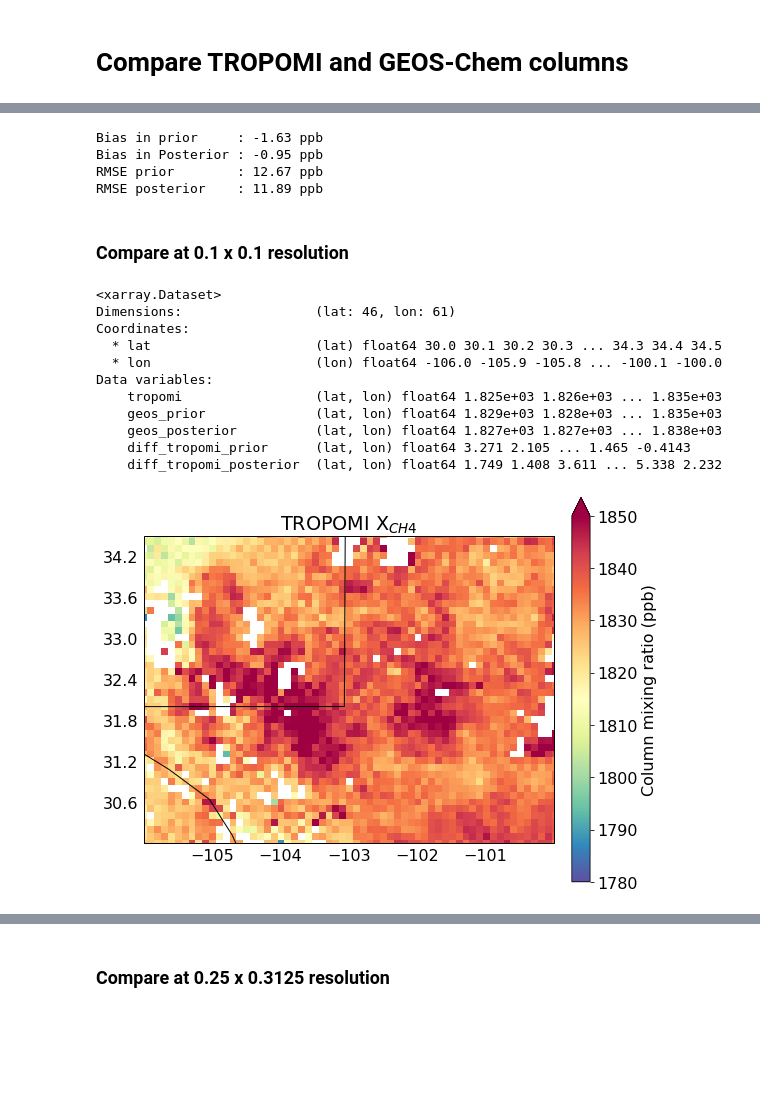
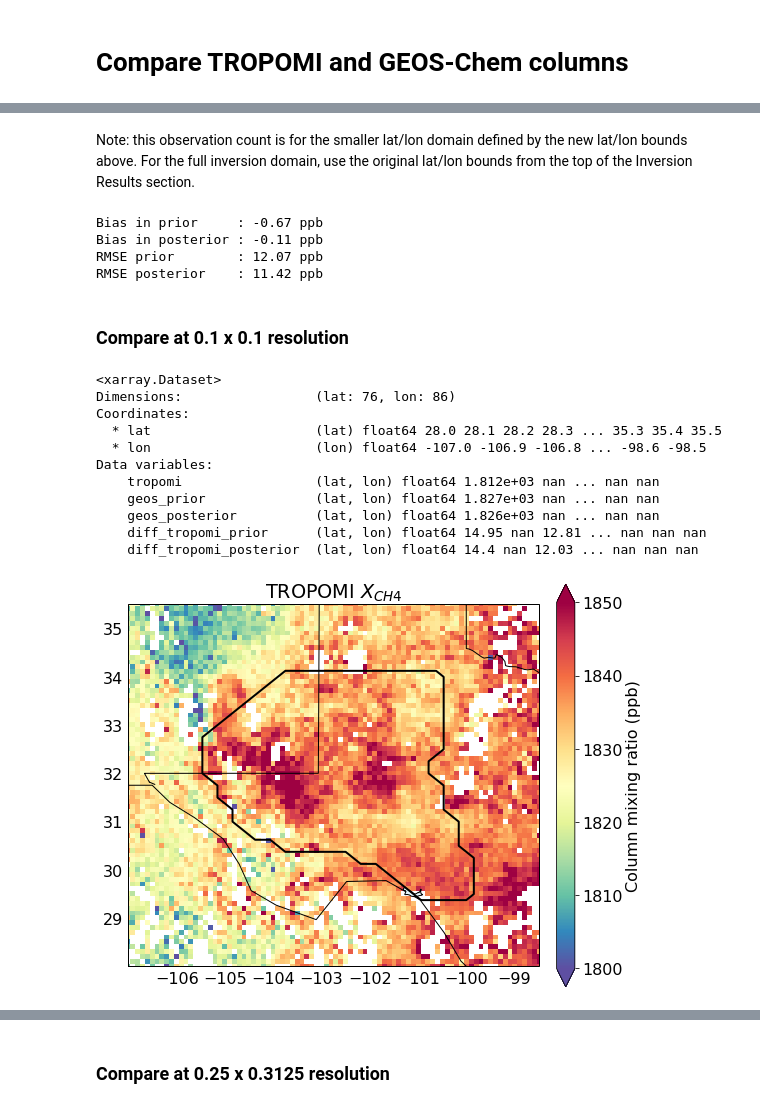
Before and after one commit to ACMG-CH4/CH4_TROPOMI_INV, a Jupyter notebook: visualization_notebook.ipynb, the cells around one changed output, grey strips where cells are left out. Saved outputs shown, nothing was run; the diff lists cells and outputs as text; code cells hidden in the pictures; blank space fills up the shorter version.

```diff
--- a/visualization_notebook.ipynb
+++ b/visualization_notebook.ipynb
@@ -14,8 +16,19 @@ import colorcet as cc
+# %%
+# Set the number of buffer elements in the state vector
+nbuff = 8 # Default 8, modify if necessary
+
+# Open the state vector file
+state_vector_filepath = './../Clusters_permian_kmeans.nc'   #### FIX: Hard-coded, Permian filepath
+state_vector = xr.open_dataset(state_vector_filepath)
+state_vector_labels = state_vector['Clusters']              #### FIX: Remove "clusters" language
+
+# Identify the last element of the region of interest
+last_ROI_cluster = int(state_vector_labels.values.max() - nbuff) #
 # %% [markdown]
 # Plotting functions
 # %%
 def plot_field(ax, field, cmap, plot_type='pcolormesh', lon_bounds=None, lat_bounds=None,
-               levels=21, vmin=None, vmax=None, title=None, cbar_label=None, only_ROI=False):
+               levels=21, vmin=None, vmax=None, title=None, cbar_label=None, mask=None, only_ROI=False):
     #### FIX: Comment function
 
     # Select map features
@@ -30,7 +43,6 @@ def plot_field(ax, field, cmap, plot_type='pcolormesh', lon_bounds=None, lat_bou
     # Show only ROI values?
     if only_ROI:
         field = field.where((state_vector_labels <= last_ROI_cluster))
-        #### FIX? Requires pre-defined state_vector_labels and last_ROI_cluster
 
     # Plot
     if plot_type == 'pcolormesh':
@@ -51,6 +63,10 @@ def plot_field(ax, field, cmap, plot_type='pcolormesh', lon_bounds=None, lat_bou
         extent = [lon_bounds[0], lon_bounds[1], lat_bounds[0], lat_bounds[1]]
         ax.set_extent(extent, crs=ccrs.PlateCarree())
 
+    # Show boundary of ROI?
+    if mask is not None:
+        mask.plot.contour(levels=1,colors='k',linewidths=2,ax=ax);
+
     # Remove duplicated axis labels
     gl = ax.gridlines(crs=ccrs.PlateCarree(), draw_labels=True, alpha=0)
     gl.ylabels_right = False
@@ -97,6 +107,9 @@ mean_lat = np.mean(state_vector.lat.values)
 window_radius = 5 # degrees
 lon_bounds = [mean_lon-window_radius, mean_lon+window_radius]
 lat_bounds = [mean_lat-window_radius, mean_lat+window_radius]
+# %%
+# Define mask for ROI, to be used later
+mask = (state_vector_labels <= last_ROI_cluster)
 # %% [markdown]
 ### Prior and Posterior emissions
 # %%
@@ -205,9 +213,9 @@ DOFS = 10.847433316047644
 # %% [markdown]
 # Compare TROPOMI and GEOS-Chem columns
 # %%
-# Redefine lat/lon bounds
-lat_bounds = [30,34.5]
-lon_bounds = [-106,-100]
+# Shrink the lat/lon bounds
+lat_bounds = [28, 35.5]
+lon_bounds = [-107, -98.5]
 # %%
 # Get observed and GEOS-Chem-simulated TROPOMI columns
 files = np.sort(os.listdir(satdat_dir))
@@ -267,18 +275,21 @@ Found 26691 TROPOMI observations
+# %% [markdown]
+Note: this observation count is for the smaller lat/lon domain defined by the new lat/lon bounds above. For the full inversion domain, use the original lat/lon bounds from the top of the Inversion Results section.
 # %%
 # Print some error statistics
 print('Bias in prior     :'  , np.round(df['diff_tropomi_prior'].mean(),2),'ppb')
-print('Bias in Posterior :' , np.round(df['diff_tropomi_posterior'].mean(),2),'ppb')
+print('Bias in posterior :'  , np.round(df['diff_tropomi_posterior'].mean(),2),'ppb')
 print('RMSE prior        :'  , np.round(np.sqrt(np.mean(df['diff_tropomi_prior']**2)),2),'ppb')
 print('RMSE posterior    :'  , np.round(np.sqrt(np.mean(df['diff_tropomi_posterior']**2)),2),'ppb')
 # %% [output]
-Bias in prior     : -1.63 ppb
-Bias in Posterior : -0.95 ppb
-RMSE prior        : 12.67 ppb
-RMSE posterior    : 11.89 ppb
+Bias in prior     : -0.67 ppb
+Bias in posterior : -0.11 ppb
+RMSE prior        : 12.07 ppb
+RMSE posterior    : 11.42 ppb
 # %% [markdown]
 ### Compare at 0.1 x 0.1 resolution
 # %%
 # Simple averaging scheme to grid the XCH4 data at 0.1 x 0.1 resolution
+df_copy = df.copy() # save for later
 df['lat'] = np.round(df['lat'],1)
 df['lon'] = np.round(df['lon'],1)
 df = df.groupby(['lat','lon']).mean()
@@ -286,26 +297,26 @@ ds = df.to_xarray()
 ds
 # %% [output]
 <xarray.Dataset>
-Dimensions:                 (lat: 46, lon: 61)
+Dimensions:                 (lat: 76, lon: 86)
 Coordinates:
-  * lat                     (lat) float64 30.0 30.1 30.2 30.3 ... 34.3 34.4 34.5
-  * lon                     (lon) float64 -106.0 -105.9 -105.8 ... -100.1 -100.0
+  * lat                     (lat) float64 28.0 28.1 28.2 28.3 ... 35.3 35.4 35.5
+  * lon                     (lon) float64 -107.0 -106.9 -106.8 ... -98.6 -98.5
 Data variables:
-    tropomi                 (lat, lon) float64 1.825e+03 1.826e+03 ... 1.835e+03
-    geos_prior              (lat, lon) float64 1.829e+03 1.828e+03 ... 1.835e+03
-    geos_posterior          (lat, lon) float64 1.827e+03 1.827e+03 ... 1.838e+03
-    diff_tropomi_prior      (lat, lon) float64 3.271 2.105 ... 1.465 -0.4143
-    diff_tropomi_posterior  (lat, lon) float64 1.749 1.408 3.611 ... 5.338 2.232
+    tropomi                 (lat, lon) float64 1.812e+03 nan ... nan nan
+    geos_prior              (lat, lon) float64 1.827e+03 nan ... nan nan
+    geos_posterior          (lat, lon) float64 1.826e+03 nan ... nan nan
+    diff_tropomi_prior      (lat, lon) float64 14.95 nan 12.81 ... nan nan nan
+    diff_tropomi_posterior  (lat, lon) float64 14.4 nan 12.03 ... nan nan nan
 # %%
 # Mean TROPOMI XCH4 columns on 0.1 x 0.1 grid
 fig = plt.figure(figsize=(8,8))
 ax = fig.subplots(1,1,subplot_kw={'projection': ccrs.PlateCarree()})
 
 plot_field(ax, ds['tropomi'], cmap='Spectral_r', plot_type='imshow',
-           vmin=1780, vmax=1850, lon_bounds=lon_bounds, lat_bounds=lat_bounds,
-           title='TROPOMI X$_{CH4}$', cbar_label='Column mixing ratio (ppb)',
-           only_ROI=False)
+           vmin=1800, vmax=1850, lon_bounds=lon_bounds, lat_bounds=lat_bounds,
+           title='TROPOMI $X_{CH4}$', cbar_label='Column mixing ratio (ppb)',
+           mask=mask, only_ROI=False)
 # %% [output]
-[figure, old version]
+[figure, new version]
 # %%
 # Mean prior and posterior GEOS-Chem XCH4 columns on 0.1 x 0.1 grid
```
Also changed, not shown: parts of 22 cells of this notebook.
